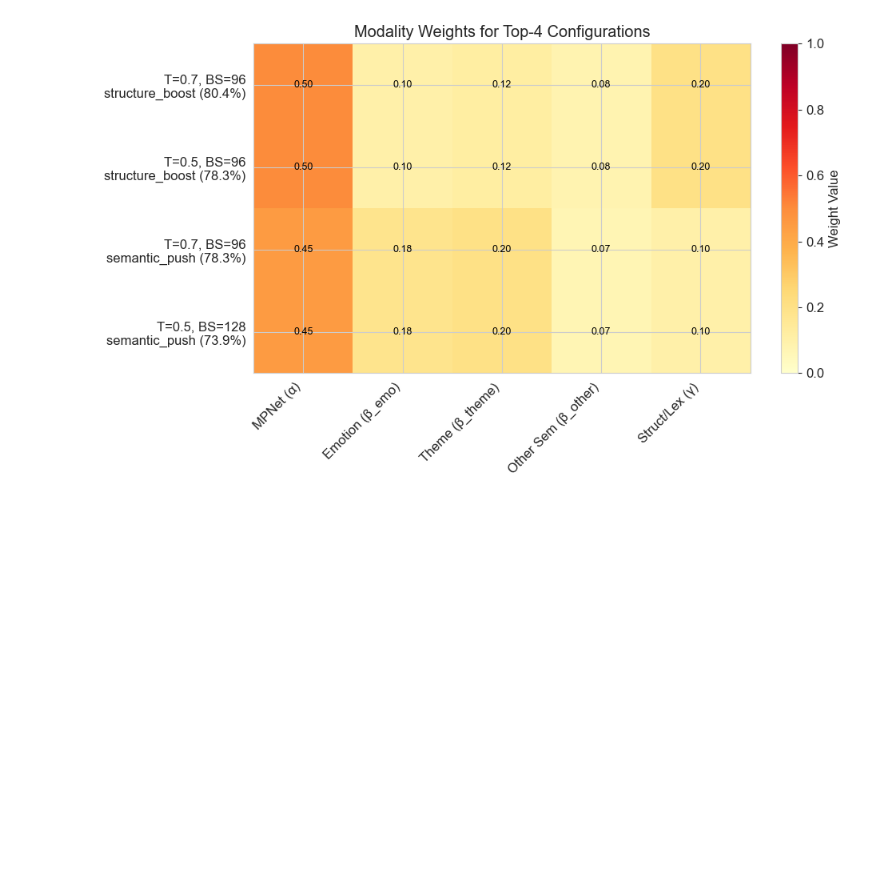
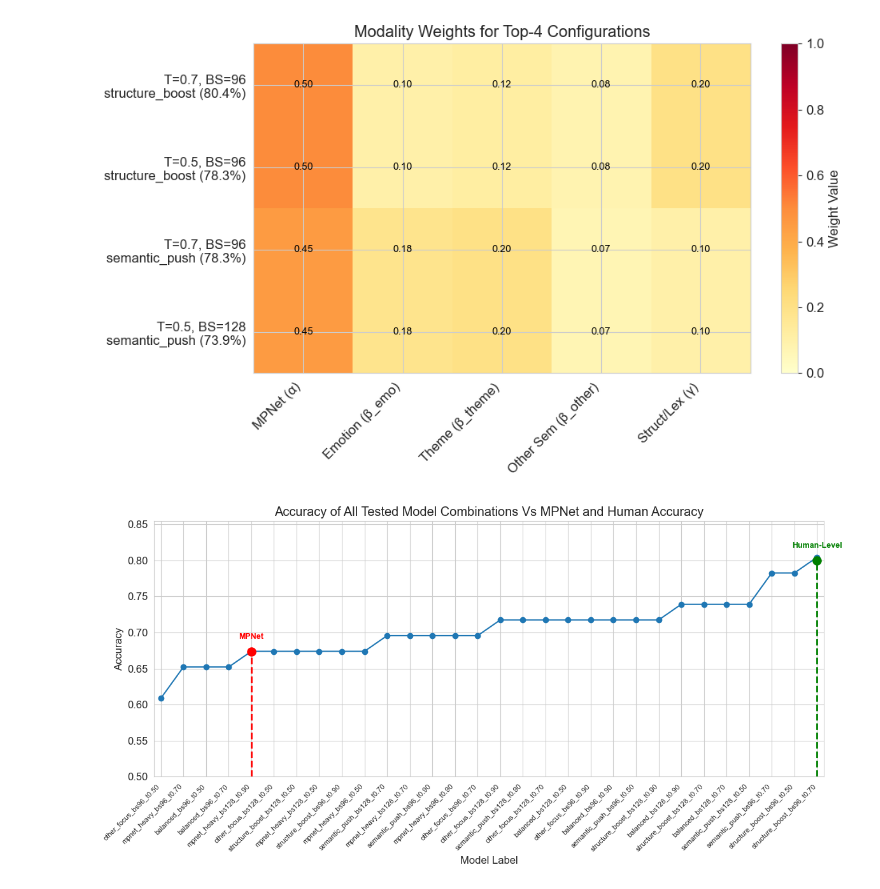
Before and after one commit to xinyuezhang-shirley/cs229FinalProject, a Jupyter notebook: plots.ipynb, the cells around one changed output. Saved outputs shown, nothing was run; the diff lists cells and outputs as text; code cells hidden in the pictures; blank space fills up the shorter version.

```diff
--- a/plots.ipynb
+++ b/plots.ipynb
@@ -272,3 +272,48 @@ else:
     print("No results to plot. Run grid search first.")
 # %% [output]
 [figure]
+# %%
+# Sort dataframe by accuracy
+df_sorted = results_df.sort_values(by="triplet_acc").reset_index(drop=True)
+
+# Clean labels just for plotting
+labels_clean = df_sorted["label"].str.replace("_spe4000", "", regex=False)
+
+# Make the figure narrower
+plt.figure(figsize=(12, 6))
+
+# Plot
+plt.plot(labels_clean, df_sorted["triplet_acc"], marker='o')
+
+# Compress x-axis
+plt.margins(x=0.01)
+
+# Tighter x-labels
+plt.xticks(rotation=45, ha='right', fontsize=8)
+
+plt.xlabel("Model Label")
+plt.ylabel("Accuracy")
+plt.title("Accuracy of All Tested Model Combinations Vs MPNet and Human Accuracy")
+
+# Y-axis range
+plt.ylim(0.5, df_sorted["triplet_acc"].max() + 0.05)
+
+# ---- Marker Helpers ----
+def find_x_position(value):
+    return (df_sorted["triplet_acc"] - value).abs().idxmin()
+
+def vertical_marker(x, y, color, text):
+    plt.vlines(x, ymin=0.5, ymax=y, color=color, linestyle='--', linewidth=2, zorder=4)
+    plt.scatter([x], [y], color=color, s=90, zorder=5)
+    plt.text(x, y + 0.015, text, ha='center', va='bottom', fontsize=9, color=color, fontweight='bold')
+
+x_baseline = find_x_position(MPNET_BASELINE_ACCURACY)
+x_human = find_x_position(HUMAN_LEVEL)
+
+vertical_marker(x_baseline, MPNET_BASELINE_ACCURACY, "red", "MPNet")
+vertical_marker(x_human, HUMAN_LEVEL, "green", "Human-Level")
+
+plt.tight_layout()
+plt.show()
+# %% [output]
+[figure, added]
```
Also changed, not shown: parts of 1 cell of this notebook.
